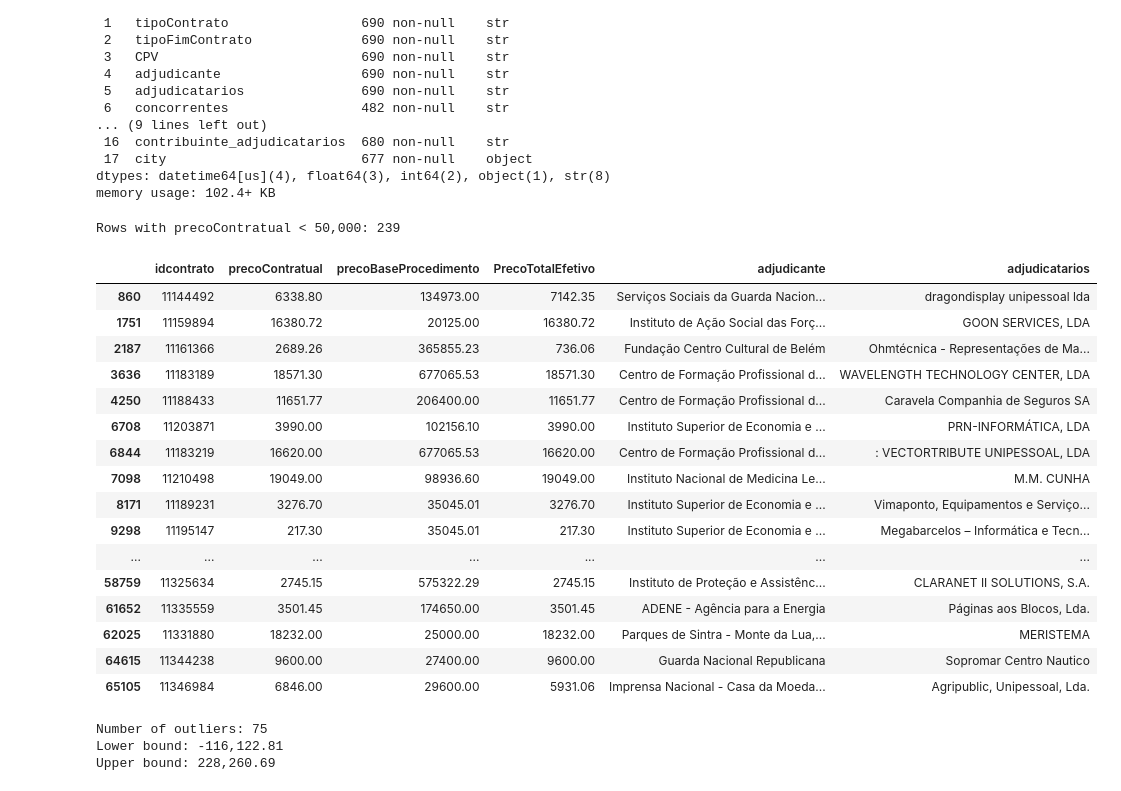
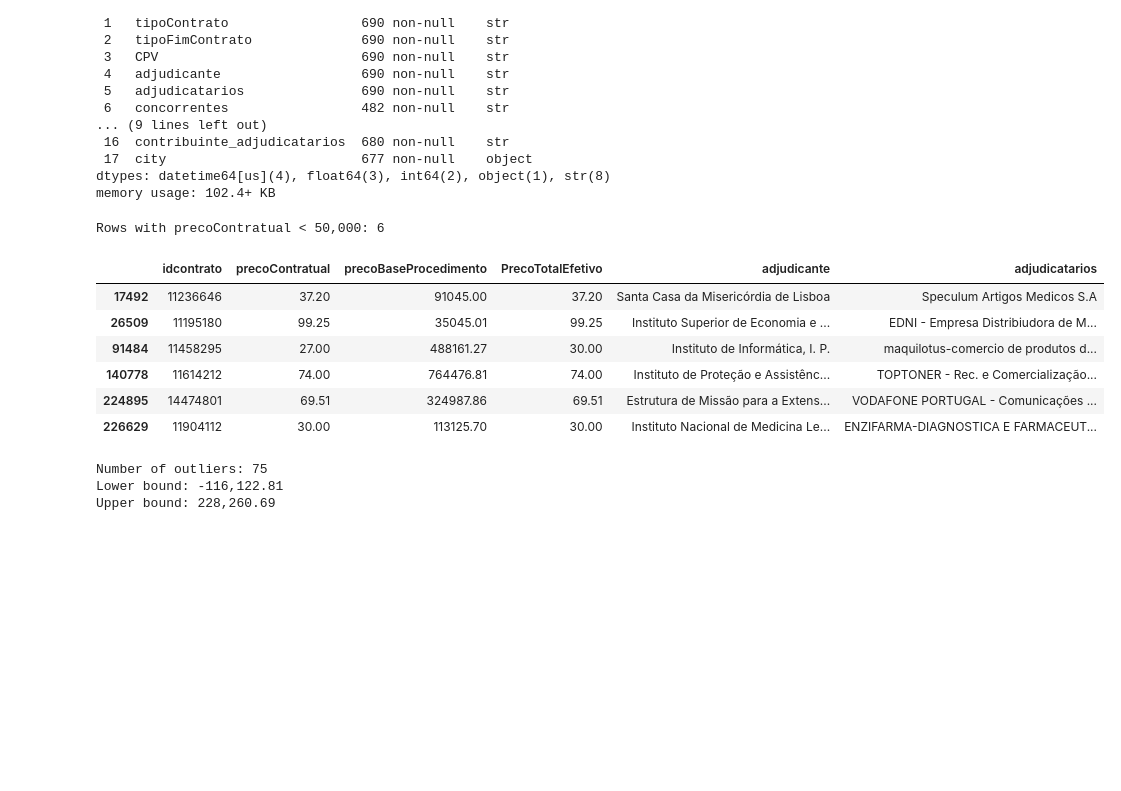
Before and after one commit to beatrizmarques2005/network-analysis, a Jupyter notebook: project/notebooks/01_preprocessing.ipynb, the cells around one changed output. Drawn from its saved outputs; the diff is of its cells as text; code cells hidden in the pictures; blank space fills up the shorter version.

```diff
--- a/project/notebooks/01_preprocessing.ipynb
+++ b/project/notebooks/01_preprocessing.ipynb
@@ -654,45 +671,35 @@ memory usage: 102.4+ KB
 # %%
 # Ensure numeric conversion
 subset['precoContratual'] = pd.to_numeric(
     subset['precoContratual'],
     errors='coerce'
 )
 
 # Filter rows under 50k
-under_50k = subset[subset['precoContratual'] < 20000]
+under_50k = subset[subset['precoContratual'] < 100]
 
 # Show result
 print(f"Rows with precoContratual < 50,000: {len(under_50k)}")
 
 under_50k[
     [
         'idcontrato',
         'precoContratual',
         'precoBaseProcedimento',
         'PrecoTotalEfetivo',
         'adjudicante',
         'adjudicatarios'
     ]
 ].head(50)
 # %% [output]
-Rows with precoContratual < 50,000: 239
+Rows with precoContratual < 50,000: 6
 |  | idcontrato | precoContratual | precoBaseProcedimento | PrecoTotalEfetivo | adjudicante | adjudicatarios |
-| 860 | 11144492 | 6338.80 | 134973.00 | 7142.35 | Serviços Sociais da Guarda Nacion... | dragondisplay unipessoal lda |
-| 1751 | 11159894 | 16380.72 | 20125.00 | 16380.72 | Instituto de Ação Social das Forç... | GOON SERVICES, LDA |
-| 2187 | 11161366 | 2689.26 | 365855.23 | 736.06 | Fundação Centro Cultural de Belém | Ohmtécnica - Representações de Ma... |
-| 3636 | 11183189 | 18571.30 | 677065.53 | 18571.30 | Centro de Formação Profissional d... | WAVELENGTH TECHNOLOGY CENTER, LDA |
-| 4250 | 11188433 | 11651.77 | 206400.00 | 11651.77 | Centro de Formação Profissional d... | Caravela Companhia de Seguros SA |
-| 6708 | 11203871 | 3990.00 | 102156.10 | 3990.00 | Instituto Superior de Economia e ... | PRN-INFORMÁTICA, LDA |
-| 6844 | 11183219 | 16620.00 | 677065.53 | 16620.00 | Centro de Formação Profissional d... | : VECTORTRIBUTE UNIPESSOAL, LDA |
-| 7098 | 11210498 | 19049.00 | 98936.60 | 19049.00 | Instituto Nacional de Medicina Le... | M.M. CUNHA |
-| 8171 | 11189231 | 3276.70 | 35045.01 | 3276.70 | Instituto Superior de Economia e ... | Vimaponto, Equipamentos e Serviço... |
-| 9298 | 11195147 | 217.30 | 35045.01 | 217.30 | Instituto Superior de Economia e ... | Megabarcelos – Informática e Tecn... |
-| ... | ... | ... | ... | ... | ... | ... |
-| 58759 | 11325634 | 2745.15 | 575322.29 | 2745.15 | Instituto de Proteção e Assistênc... | CLARANET II SOLUTIONS, S.A. |
-| 61652 | 11335559 | 3501.45 | 174650.00 | 3501.45 | ADENE - Agência para a Energia | Páginas aos Blocos, Lda. |
-| 62025 | 11331880 | 18232.00 | 25000.00 | 18232.00 | Parques de Sintra - Monte da Lua,... | MERISTEMA |
-| 64615 | 11344238 | 9600.00 | 27400.00 | 9600.00 | Guarda Nacional Republicana | Sopromar Centro Nautico |
-| 65105 | 11346984 | 6846.00 | 29600.00 | 5931.06 | Imprensa Nacional - Casa da Moeda... | Agripublic, Unipessoal, Lda. |
+| 17492 | 11236646 | 37.20 | 91045.00 | 37.20 | Santa Casa da Misericórdia de Lisboa | Speculum Artigos Medicos S.A |
+| 26509 | 11195180 | 99.25 | 35045.01 | 99.25 | Instituto Superior de Economia e ... | EDNI - Empresa Distribiudora de M... |
+| 91484 | 11458295 | 27.00 | 488161.27 | 30.00 | Instituto de Informática, I. P. | maquilotus-comercio de produtos d... |
+| 140778 | 11614212 | 74.00 | 764476.81 | 74.00 | Instituto de Proteção e Assistênc... | TOPTONER - Rec. e Comercialização... |
+| 224895 | 14474801 | 69.51 | 324987.86 | 69.51 | Estrutura de Missão para a Extens... | VODAFONE PORTUGAL - Comunicações ... |
+| 226629 | 11904112 | 30.00 | 113125.70 | 30.00 | Instituto Nacional de Medicina Le... | ENZIFARMA-DIAGNOSTICA E FARMACEUT... |
 # %%
 # Ensure numeric
 subset['precoContratual'] = pd.to_numeric(
```
Also changed, not shown: parts of 4 cells of this notebook, 11 other files.
